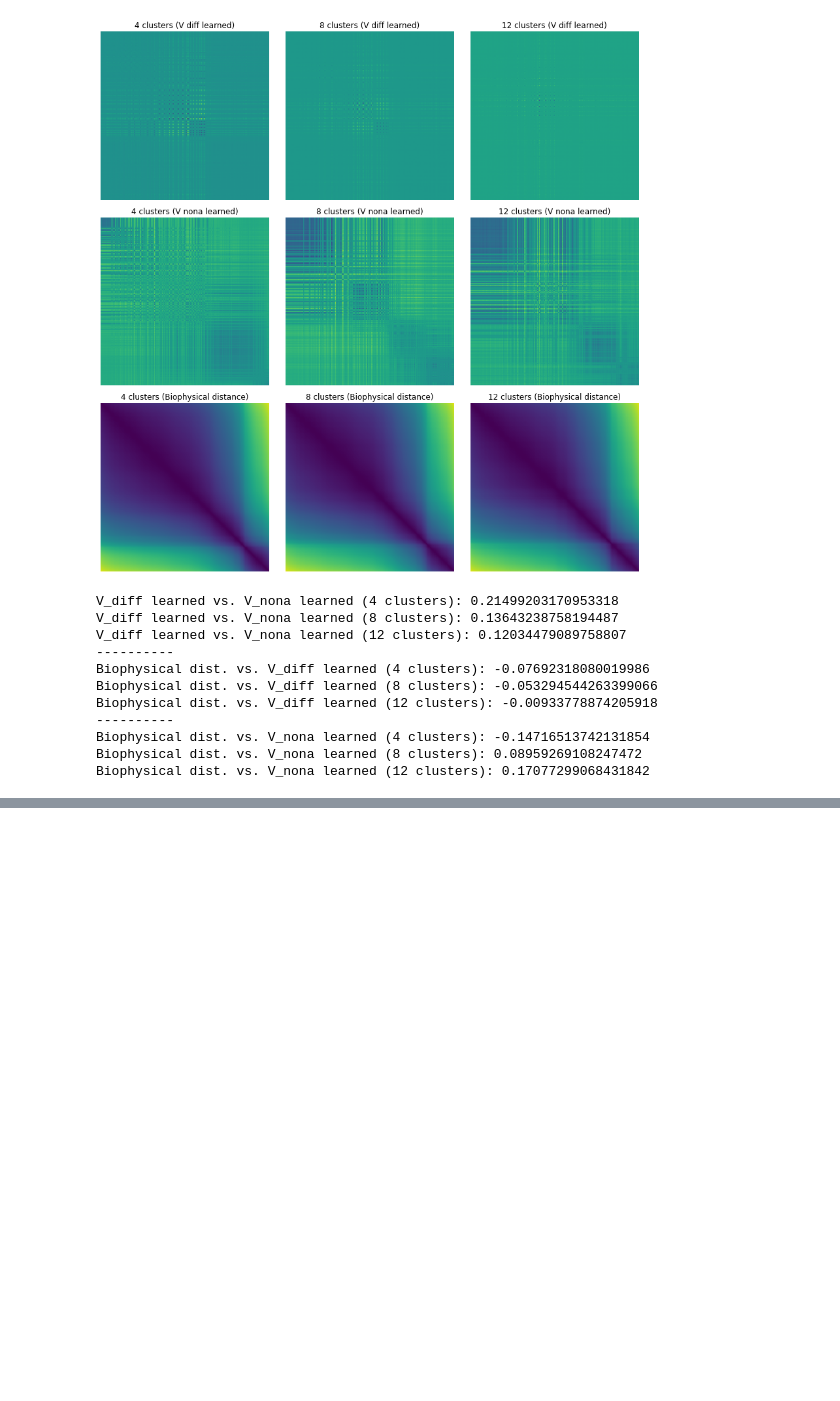
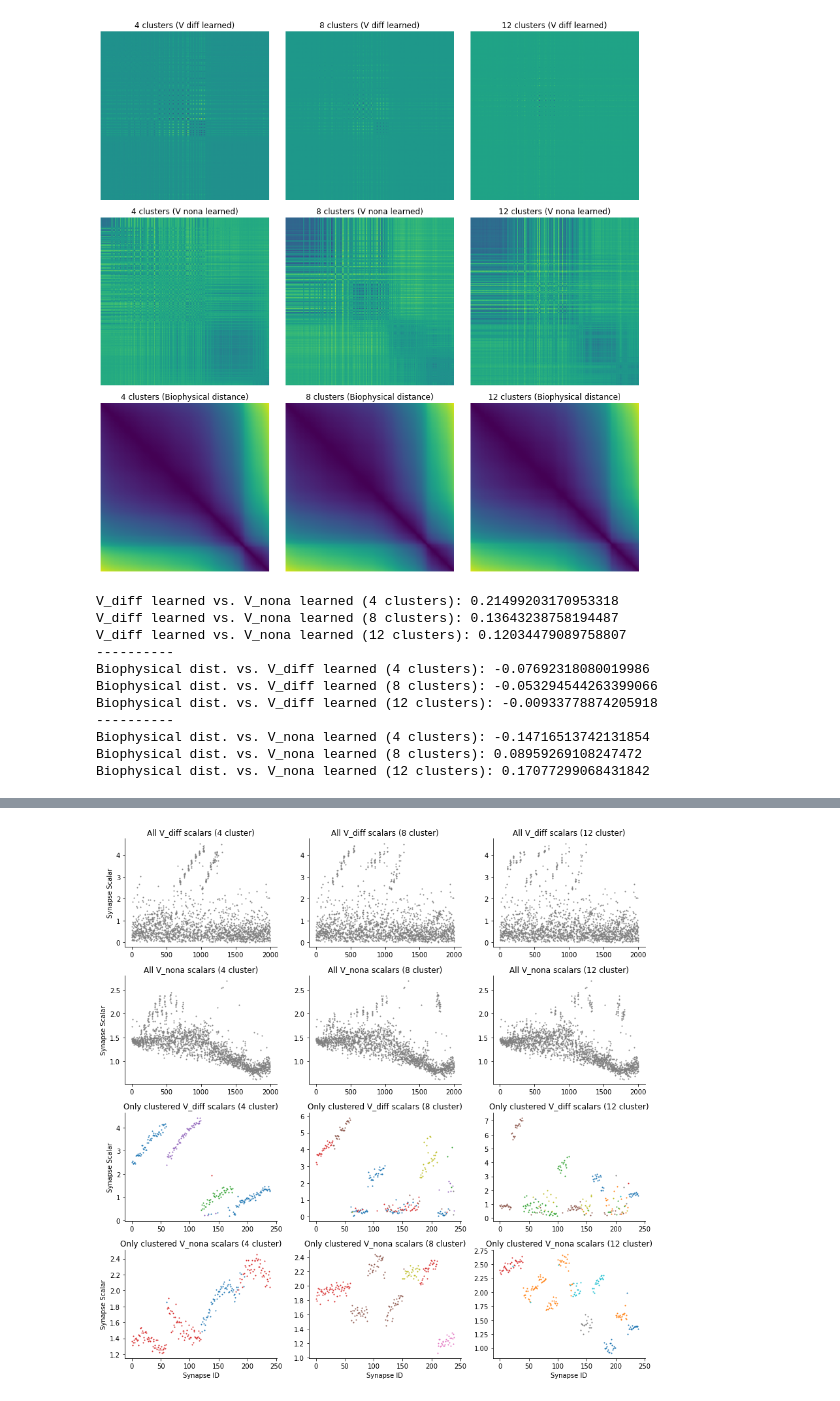
Before and after one commit to yjkimnada/dendrite, a Jupyter notebook: clust_rsa-Copy1.ipynb, the cells around one changed output, grey strips where cells are left out. Cells and saved outputs as stored; diff of their text form; code cells hidden in the pictures; blank space fills up the shorter version.

Commit message:
Updated cluster analysis code.

```diff
--- a/clust_rsa-Copy1.ipynb
+++ b/clust_rsa-Copy1.ipynb
@@ -253,0 +195,60 @@ fig.tight_layout()
+# %%
+C4_dist_ord = np.argsort(C4_dist_raw[:2000])
+C8_dist_ord = np.argsort(C8_dist_raw[:2000])
+C12_dist_ord = np.argsort(C12_dist_raw[:2000])
+C4_dist_ord_part = np.argsort(C4_dist_raw[880:1120])
+C8_dist_ord_part = np.argsort(C8_dist_raw[880:1120])
+C12_dist_ord_part = np.argsort(C12_dist_raw[880:1120])
+
+fig, axs = plt.subplots(nrows=4, ncols=3, figsize=(12,12))
+
+bg_idx = np.delete(np.arange(2000), np.arange(880,1120))
+axs[0,0].scatter(np.arange(2000), C4_diff_scale[C4_dist_ord], s=1, color='gray')
+axs[0,1].scatter(np.arange(2000), C4_diff_scale[C8_dist_ord], s=1, color='gray')
+axs[0,2].scatter(np.arange(2000), C4_diff_scale[C12_dist_ord], s=1, color='gray')
+axs[1,0].scatter(np.arange(2000), C4_nona_scale[C4_dist_ord], s=1, color='gray')
+axs[1,1].scatter(np.arange(2000), C4_nona_scale[C8_dist_ord], s=1, color='gray')
+axs[1,2].scatter(np.arange(2000), C4_nona_scale[C12_dist_ord], s=1, color='gray')
+
+for i in range(5):
+    C4_diff_part_idx = np.where(C4_diff_idx[880:1120] == i)[0]
+    C4_nona_part_idx = np.where(C4_nona_idx[880:1120] == i)[0]
+    axs[2,0].scatter(C4_diff_part_idx, C4_diff_scale[C4_diff_part_idx + 880], s=1)
+    axs[3,0].scatter(C4_nona_part_idx, C4_nona_scale[C4_nona_part_idx + 880], s=1)
+for i in range(9):
+    C8_diff_part_idx = np.where(C8_diff_idx[880:1120] == i)[0]
+    C8_nona_part_idx = np.where(C8_nona_idx[880:1120] == i)[0]
+    axs[2,1].scatter(C8_diff_part_idx, C8_diff_scale[C8_diff_part_idx + 880], s=1)
+    axs[3,1].scatter(C8_nona_part_idx, C8_nona_scale[C8_nona_part_idx + 880], s=1)
+for i in range(13):
+    C12_diff_part_idx = np.where(C12_diff_idx[880:1120] == i)[0]
+    C12_nona_part_idx = np.where(C12_nona_idx[880:1120] == i)[0]
+    axs[2,2].scatter(C12_diff_part_idx, C12_diff_scale[C12_diff_part_idx + 880], s=1)
+    axs[3,2].scatter(C12_nona_part_idx, C12_nona_scale[C12_nona_part_idx + 880], s=1)
+
+axs[0,0].set_title("All V_diff scalars (4 cluster)")
+axs[0,1].set_title("All V_diff scalars (8 cluster)")
+axs[0,2].set_title("All V_diff scalars (12 cluster)")
+axs[1,0].set_title("All V_nona scalars (4 cluster)")
+axs[1,1].set_title("All V_nona scalars (8 cluster)")
+axs[1,2].set_title("All V_nona scalars (12 cluster)")
+axs[2,0].set_title("Only clustered V_diff scalars (4 cluster)")
+axs[2,1].set_title("Only clustered V_diff scalars (8 cluster)")
+axs[2,2].set_title("Only clustered V_diff scalars (12 cluster)")
+axs[3,0].set_title("Only clustered V_nona scalars (4 cluster)")
+axs[3,1].set_title("Only clustered V_nona scalars (8 cluster)")
+axs[3,2].set_title("Only clustered V_nona scalars (12 cluster)")
+
+for row in range(4):
+    for col in range(3):
+        axs[row,col].spines['right'].set_visible(False)
+        axs[row,col].spines['top'].set_visible(False)
+
+for i in range(3):
+    axs[-1,i].set_xlabel("Synapse ID")
+for i in range(4):
+    axs[i,0].set_ylabel("Synapse Scalar")
+
+fig.tight_layout()
+# %% [output]
+[figure, added]
```
Also changed, not shown: parts of 4 cells of this notebook.
